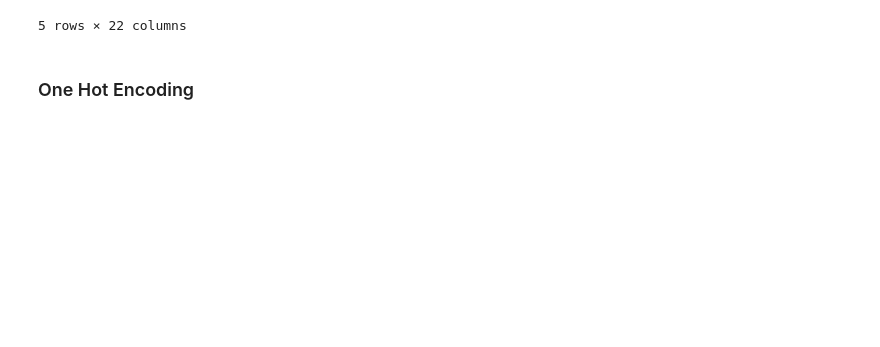
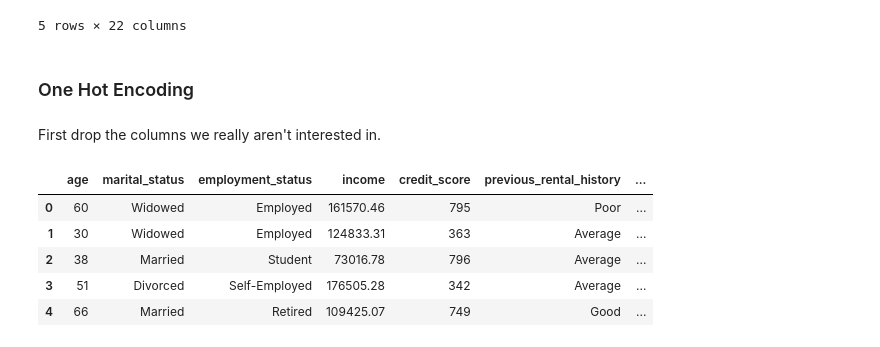
Before and after one commit to LEE-NANGI/caretaker-predictiveAnalysis, a Jupyter notebook: Untitled-1.ipynb, the cells around one changed output. Saved outputs shown, nothing was run; the diff lists cells and outputs as text; code cells hidden in the pictures; blank space fills up the shorter version.

```diff
--- a/Untitled-1.ipynb
+++ b/Untitled-1.ipynb
@@ -308,3 +331,5 @@ df.head()
 5 rows × 22 columns
 # %% [markdown]
 ### One Hot Encoding
+# %% [markdown]
+First drop the columns we really aren't interested in.
@@ -310,0 +339,9 @@ df.head()
+# %%
+df.head()
+# %% [output]
+|  | age | marital_status | employment_status | income | credit_score | previous_rental_history | ... |
+| 0 | 60 | Widowed | Employed | 161570.46 | 795 | Poor | ... |
+| 1 | 30 | Widowed | Employed | 124833.31 | 363 | Average | ... |
+| 2 | 38 | Married | Student | 73016.78 | 796 | Average | ... |
+| 3 | 51 | Divorced | Self-Employed | 176505.28 | 342 | Average | ... |
+| 4 | 66 | Married | Retired | 109425.07 | 749 | Good | ... |
```
Also changed, not shown: parts of 22 cells of this notebook, 1 other file.
